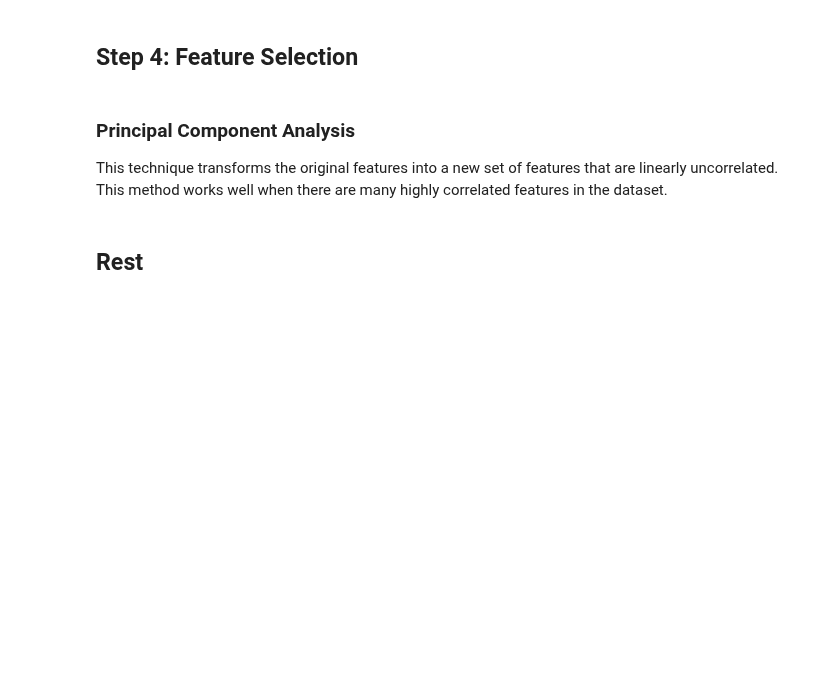
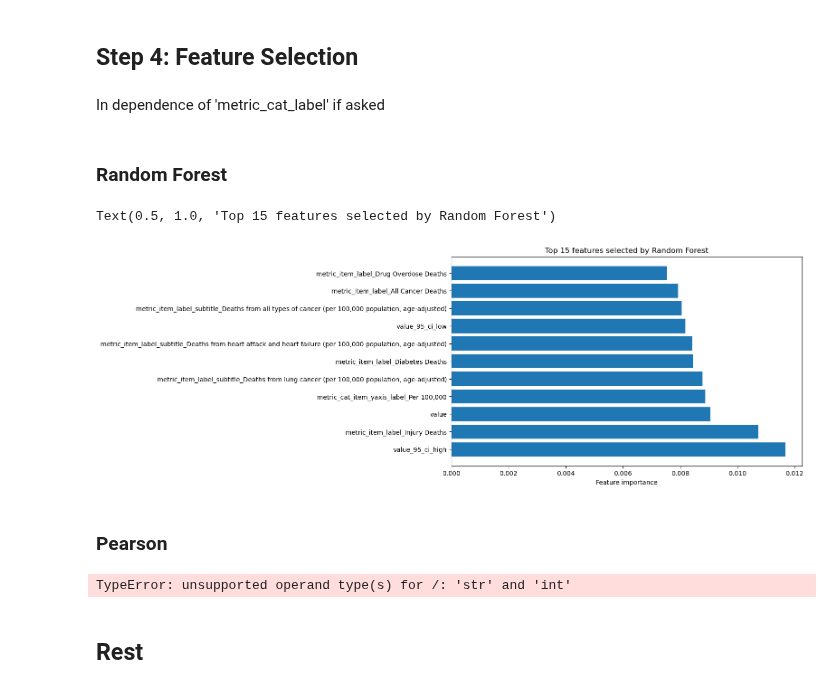
Before and after one commit to kohlerch/G4C-Project, a Jupyter notebook: Project/big-cities-health/PreProcessing.ipynb, the cells around one changed output. Cells and saved outputs as stored; diff of their text form; code cells hidden in the pictures; blank space fills up the shorter version.

Commit message:
Added Random Forest

```diff
--- a/Project/big-cities-health/PreProcessing.ipynb
+++ b/Project/big-cities-health/PreProcessing.ipynb
@@ -29,6 +42,8 @@ data.describe()
 | 50% | 2.938000e+06 | 26.743773 | 2015.000000 | 23.259248 | 34.061614 | NaN | ... |
 | 75% | 4.748000e+06 | 77.161225 | 2018.000000 | 109.929802 | 149.434371 | NaN | ... |
 | max | 5.553000e+06 | 99408.000000 | 2020.000000 | 22650.600880 | 29193.761110 | NaN | ... |
+# %%
+data['date_label'] = data['date_label'].astype(float)
 # %%
 
 data.dtypes
@@ -105,0 +118,3 @@ Detect Numerical and Categorical Features
+# %%
+data = data.drop(['geo_label_city', 'geo_label_state'], axis=1)
+data.columns
@@ -184,13 +268,47 @@ Split the dataset into training and test sets: Split the dataset into a training
+# %%
+X = pd.concat([data_encoded, data_scaled], axis=1)
+y = data['metric_item_label']
 # %%
-X = data.drop('metric_item_label', axis=1)
-y = data['metric_item_label']
-
-#X_train, X_test, y_train, y_test = train_test_split(X, y, test_size=0.2, random_state=42)
+X_train, X_test, y_train, y_test = train_test_split(X, y, test_size=.2, random_state=2023)
 # %% [markdown]
 ## Step 4: Feature Selection
-# %% [markdown]
-### Principal Component Analysis
-
-This technique transforms the original features into a new set of features that are linearly uncorrelated. This method works well when there are many highly correlated features in the dataset.
+# %% [markdown]
+In dependence of 'metric_cat_label' if asked
+# %% [markdown]
+### Random Forest
+# %%
+RF = RandomForestClassifier(random_state=43)
+RF.fit(X_train, y_train)
+
+importances = RF.feature_importances_
+top_indices = importances.argsort()[::-1][:15]
+top_features = X_train.columns[top_indices]
+
+plt.figure(figsize=(10, 6))
+plt.barh(top_features, importances[top_indices])
+plt.xlabel('Feature importance')
+plt.title('Top 15 features selected by Random Forest')
+# %% [output]
+Text(0.5, 1.0, 'Top 15 features selected by Random Forest')
+[figure, added]
+# %% [markdown]
+### Pearson
+# %%
+correlations = np.abs(np.corrcoef(X.T, y)[:4, 4])
+
+pearson_selector = SelectKBest(score_func=f_regression, k=15)
+pearson_selector.fit(X, y)
+pearson_selected = pearson_selector.get_support(indices=True)
+
+indices = np.argsort(pearson_selector.scores_[pearson_selected])[::-1]
+
+plt.figure(figsize=(10, 6))
+plt.bar(np.arange(15), pearson_selector.scores_[pearson_selected][indices])
+plt.xticks(np.arange(15), data.columns[pearson_selected][indices], rotation=45, ha="right")
+plt.xlabel("Feature")
+plt.ylabel("Pearson correlation score")
+plt.title("15 Best Features Selected by Pearson Correlation (Descending Order)")
+# %% [output]
+TypeError: unsupported operand type(s) for /: 'str' and 'int'
 # %% [markdown]
 ## Rest
```
Also changed, not shown: parts of 23 cells of this notebook.
